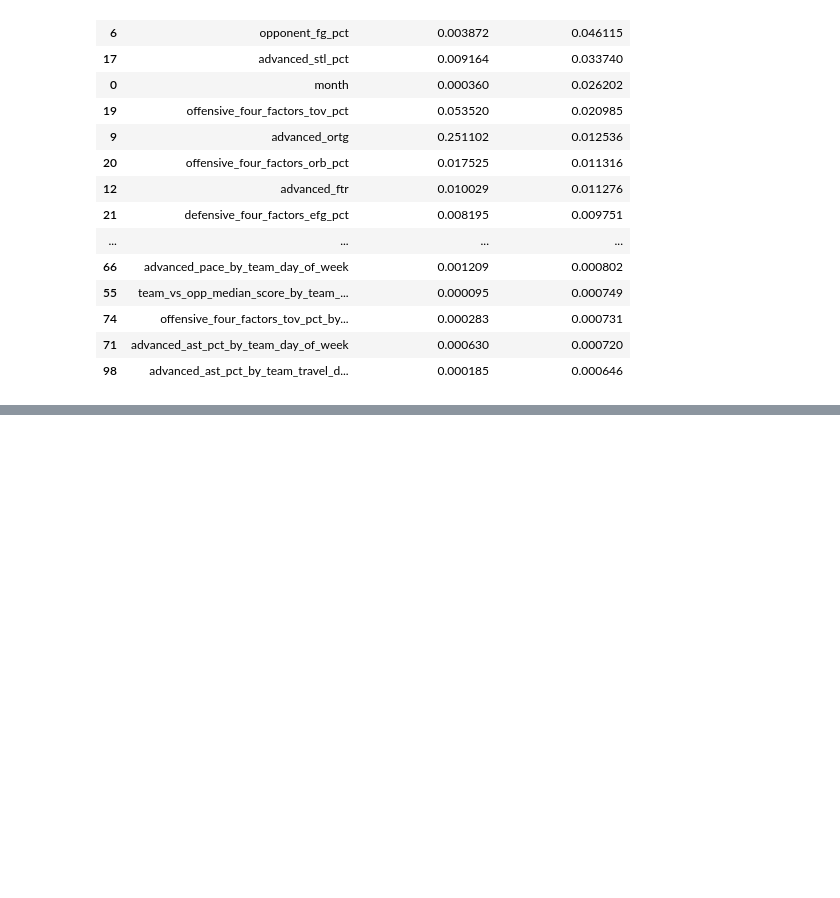
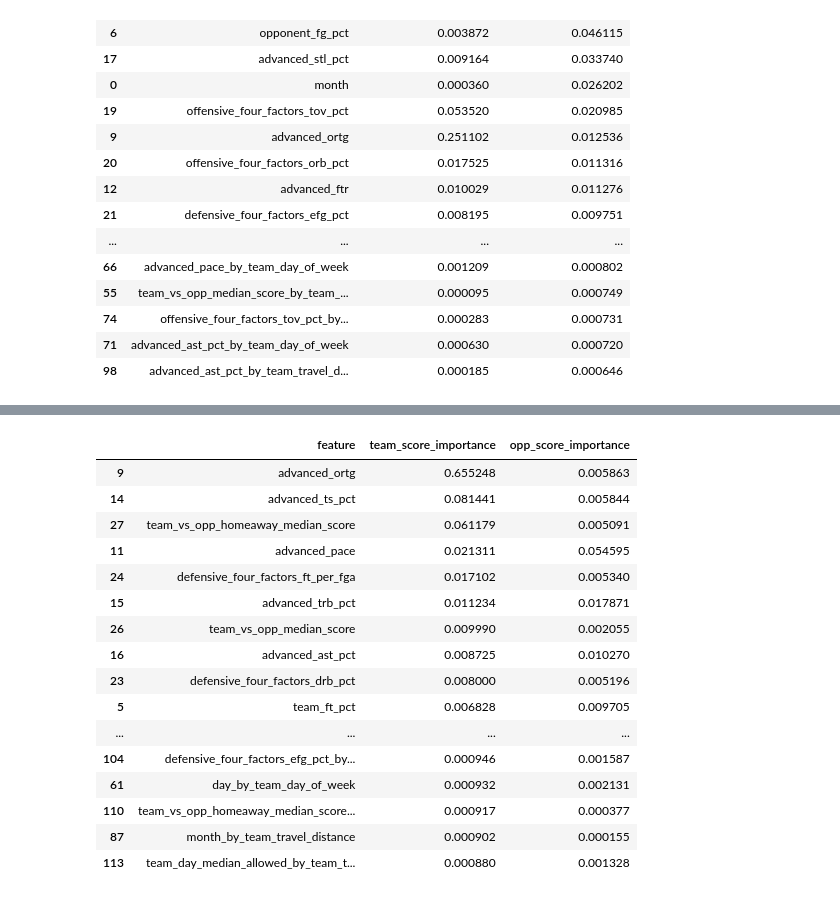
Before and after one commit to colterwood/LHL-final-final-project, a Jupyter notebook: notebooks/league_wide_modeling.ipynb, the cells around one changed output, grey strips where cells are left out. Cells and saved outputs as stored; diff of their text form; code cells hidden in the pictures; blank space fills up the shorter version.

```diff
--- a/notebooks/league_wide_modeling.ipynb
+++ b/notebooks/league_wide_modeling.ipynb
@@ -506,0 +592,40 @@ files.download("atl_importances.csv")
+# %%
+# Create CON data subset
+df_con = df[df['team'] == 'CON'].copy()
+
+# define features and target
+features_con = df_con.drop(columns=['team_score', 'opp_score', 'team', 'opp'], errors='ignore')
+targets_con = df_con[['team_score', 'opp_score']]
+
+# Train model
+X_train, X_test, y_train, y_test = train_test_split(features_con, targets_con, test_size=0.2, random_state=42)
+
+model_con = MultiOutputRegressor(RandomForestRegressor(n_estimators=100, random_state=42))
+model_con.fit(X_train, y_train)
+
+importances_con = pd.DataFrame({
+    'feature': features_con.columns,
+    'team_score_importance': model_con.estimators_[0].feature_importances_,
+    'opp_score_importance': model_con.estimators_[1].feature_importances_,
+}).sort_values(by='team_score_importance', ascending=False)
+# %%
+# show all or more of the ranked features
+importances_con.sort_values(by='team_score_importance', ascending=False).head(50)
+# %% [output]
+|  | feature | team_score_importance | opp_score_importance |
+| 9 | advanced_ortg | 0.655248 | 0.005863 |
+| 14 | advanced_ts_pct | 0.081441 | 0.005844 |
+| 27 | team_vs_opp_homeaway_median_score | 0.061179 | 0.005091 |
+| 11 | advanced_pace | 0.021311 | 0.054595 |
+| 24 | defensive_four_factors_ft_per_fga | 0.017102 | 0.005340 |
+| 15 | advanced_trb_pct | 0.011234 | 0.017871 |
+| 26 | team_vs_opp_median_score | 0.009990 | 0.002055 |
+| 16 | advanced_ast_pct | 0.008725 | 0.010270 |
+| 23 | defensive_four_factors_drb_pct | 0.008000 | 0.005196 |
+| 5 | team_ft_pct | 0.006828 | 0.009705 |
+| ... | ... | ... | ... |
+| 104 | defensive_four_factors_efg_pct_by... | 0.000946 | 0.001587 |
+| 61 | day_by_team_day_of_week | 0.000932 | 0.002131 |
+| 110 | team_vs_opp_homeaway_median_score... | 0.000917 | 0.000377 |
+| 87 | month_by_team_travel_distance | 0.000902 | 0.000155 |
+| 113 | team_day_median_allowed_by_team_t... | 0.000880 | 0.001328 |
```
Also changed, not shown: parts of 58 cells of this notebook.
